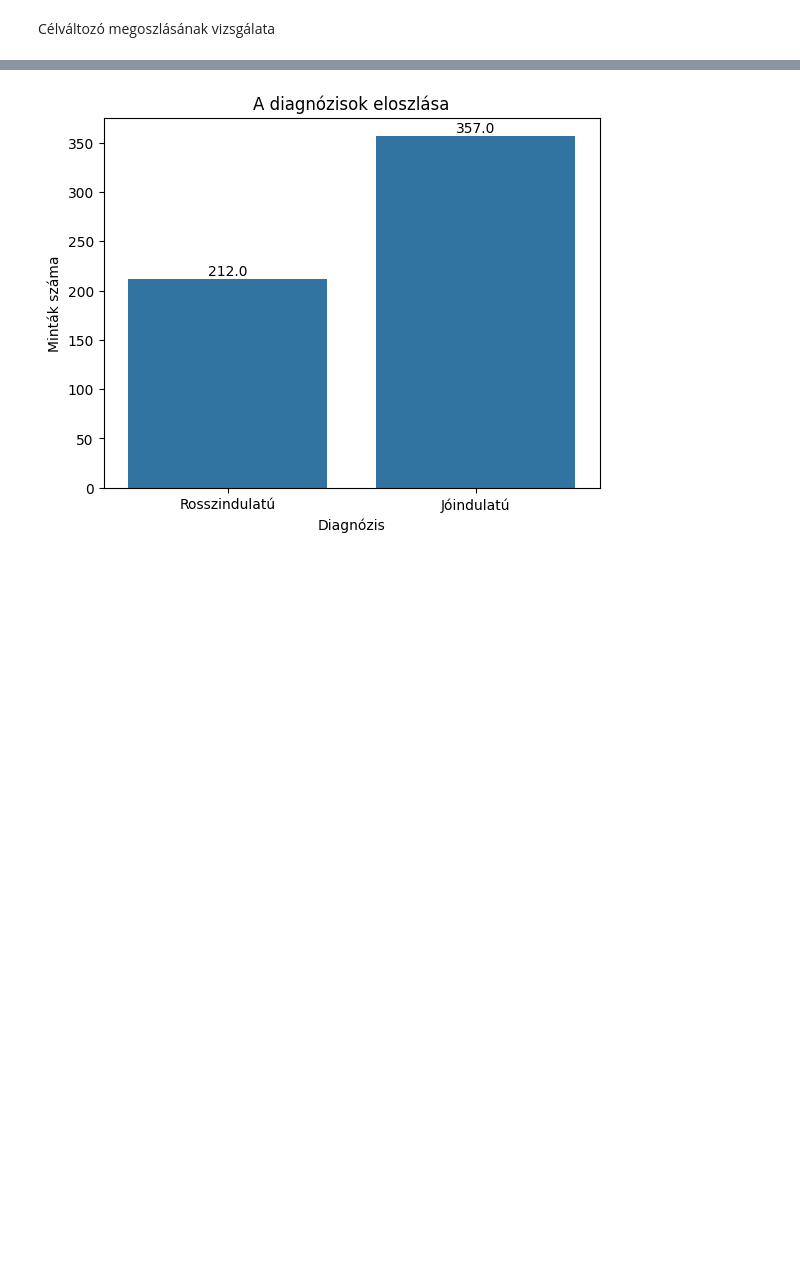
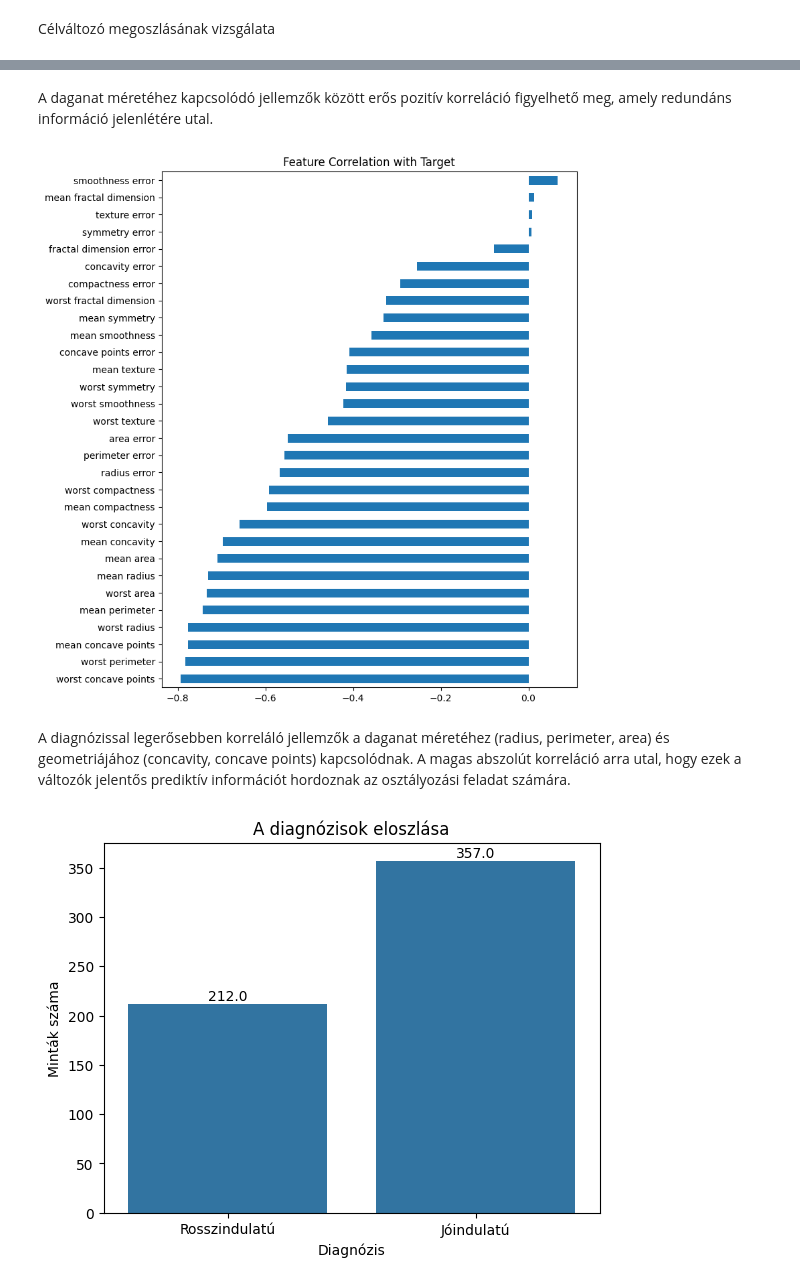
Before and after one commit to RaczNikoletta/Artificial-intelligence, a Jupyter notebook: PE_SupervisedML/beadando.ipynb, the cells around one changed output, grey strips where cells are left out. Cells and saved outputs as stored; diff of their text form; code cells hidden in the pictures; blank space fills up the shorter version.

```diff
--- a/PE_SupervisedML/beadando.ipynb
+++ b/PE_SupervisedML/beadando.ipynb
@@ -88,3 +121,19 @@ Célváltozó megoszlásának vizsgálata
+# %% [markdown]
+A daganat méretéhez kapcsolódó jellemzők között erős pozitív korreláció figyelhető meg, amely redundáns információ jelenlétére utal.
+# %%
+corr_target = df.corr(numeric_only=True)["target"]
+
+corr_target.sort_values().drop("target").plot(
+    kind="barh",
+    figsize=(8,10)
+)
+
+plt.title("Feature Correlation with Target")
+plt.show()
+# %% [output]
+[figure, added]
+# %% [markdown]
+A diagnózissal legerősebben korreláló jellemzők a daganat méretéhez (radius, perimeter, area) és geometriájához (concavity, concave points) kapcsolódnak. A magas abszolút korreláció arra utal, hogy ezek a változók jelentős prediktív információt hordoznak az osztályozási feladat számára.
 # %%
 ax = sns.countplot(x=df["target"])
 
```
Also changed, not shown: parts of 5 cells of this notebook.
